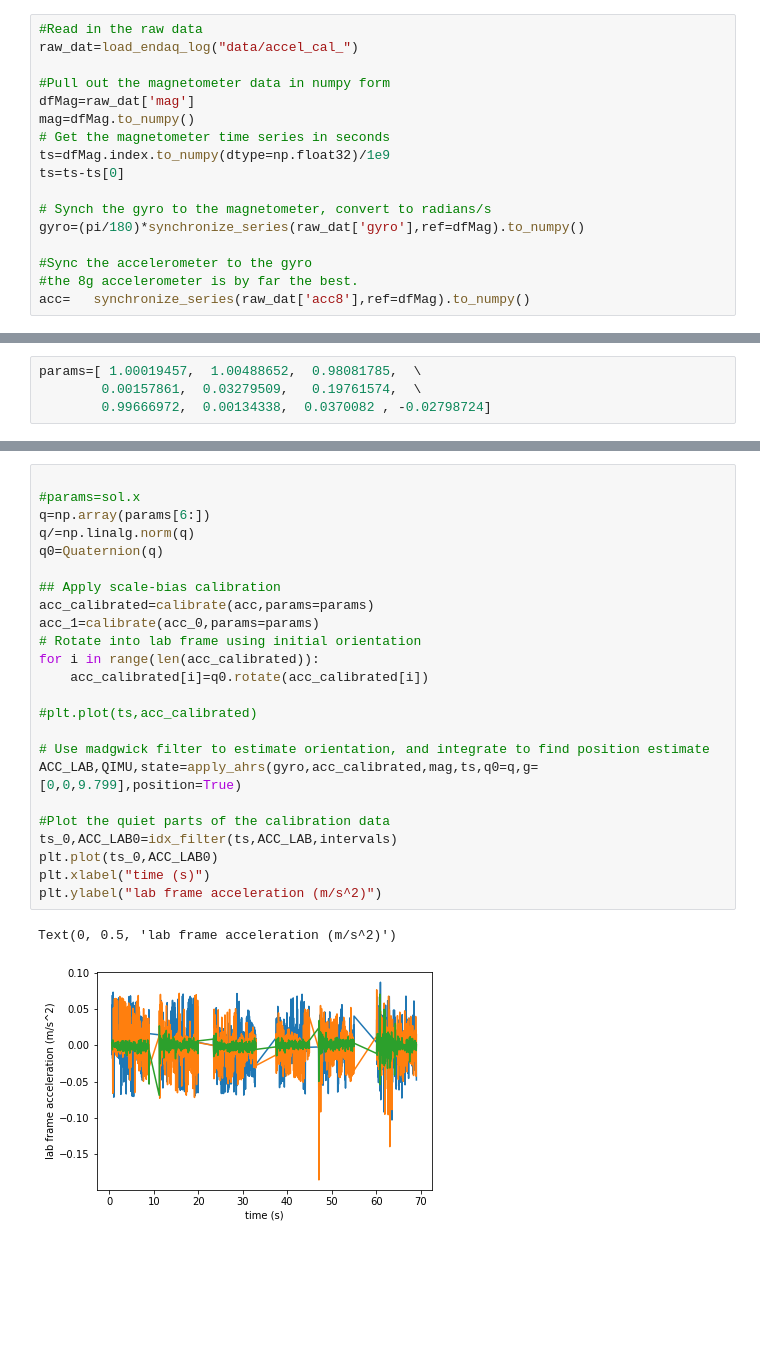
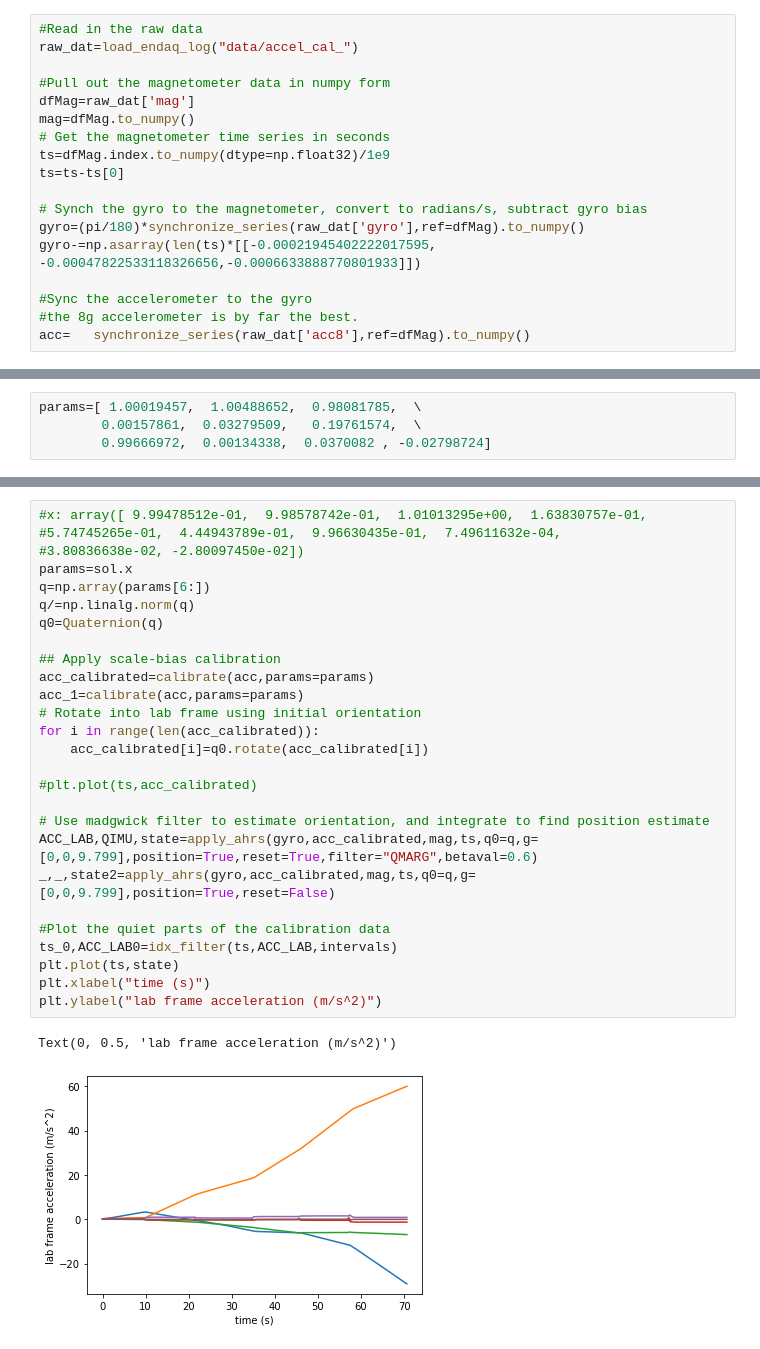
Before and after one commit to matterwaves/SensorAnalysis, a Jupyter notebook: calibration.ipynb, the cells around one changed output, grey strips where cells are left out. Cells and saved outputs as stored; diff of their text form; blank space fills up the shorter version.

Commit message:
kalman filter implemented, variances calculated

```diff
--- a/calibration.ipynb
+++ b/calibration.ipynb
@@ -35,8 +35,9 @@ mag=dfMag.to_numpy()
 ts=dfMag.index.to_numpy(dtype=np.float32)/1e9
 ts=ts-ts[0]
 
-# Synch the gyro to the magnetometer, convert to radians/s
+# Synch the gyro to the magnetometer, convert to radians/s, subtract gyro bias
 gyro=(pi/180)*synchronize_series(raw_dat['gyro'],ref=dfMag).to_numpy()
+gyro-=np.asarray(len(ts)*[[-0.00021945402222017595, -0.00047822533118326656,-0.0006633888770801933]])
 
 #Sync the accelerometer to the gyro
 #the 8g accelerometer is by far the best.
@@ -138,28 +139,31 @@ Minimization took 98.8 seconds
 # %%
-
-#params=sol.x
+#x: array([ 9.99478512e-01,  9.98578742e-01,  1.01013295e+00,  1.63830757e-01,
+#5.74745265e-01,  4.44943789e-01,  9.96630435e-01,  7.49611632e-04,
+#3.80836638e-02, -2.80097450e-02])
+params=sol.x
 q=np.array(params[6:])
 q/=np.linalg.norm(q)
 q0=Quaternion(q)
 
 ## Apply scale-bias calibration
 acc_calibrated=calibrate(acc,params=params)
-acc_1=calibrate(acc_0,params=params)
+acc_1=calibrate(acc,params=params)
 # Rotate into lab frame using initial orientation
 for i in range(len(acc_calibrated)):
     acc_calibrated[i]=q0.rotate(acc_calibrated[i])
 
 #plt.plot(ts,acc_calibrated)
 
 # Use madgwick filter to estimate orientation, and integrate to find position estimate
-ACC_LAB,QIMU,state=apply_ahrs(gyro,acc_calibrated,mag,ts,q0=q,g=[0,0,9.799],position=True)
+ACC_LAB,QIMU,state=apply_ahrs(gyro,acc_calibrated,mag,ts,q0=q,g=[0,0,9.799],position=True,reset=True,filter="QMARG",betaval=0.6)
+_,_,state2=apply_ahrs(gyro,acc_calibrated,mag,ts,q0=q,g=[0,0,9.799],position=True,reset=False)
 
 #Plot the quiet parts of the calibration data
 ts_0,ACC_LAB0=idx_filter(ts,ACC_LAB,intervals)
-plt.plot(ts_0,ACC_LAB0)
+plt.plot(ts,state)
 plt.xlabel("time (s)")
 plt.ylabel("lab frame acceleration (m/s^2)")
 # %% [output]
 Text(0, 0.5, 'lab frame acceleration (m/s^2)')
-[figure, old version]
+[figure, new version]
 # %%
```
Also changed, not shown: parts of 9 cells of this notebook, 2 other files.
